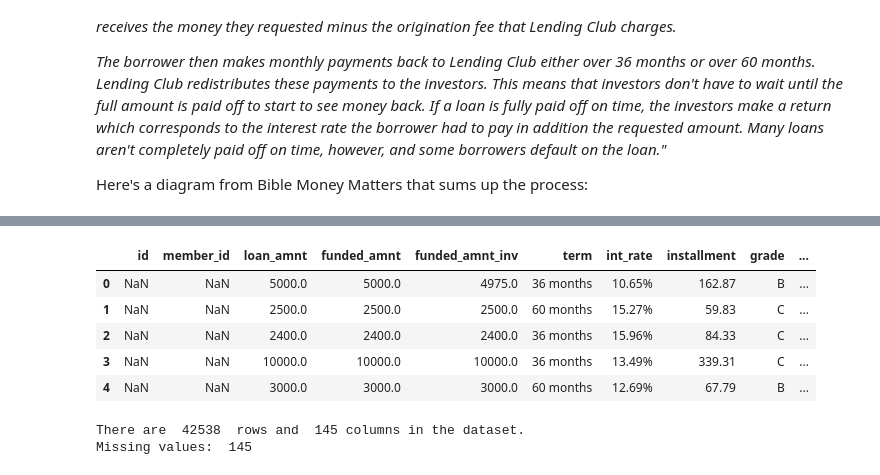
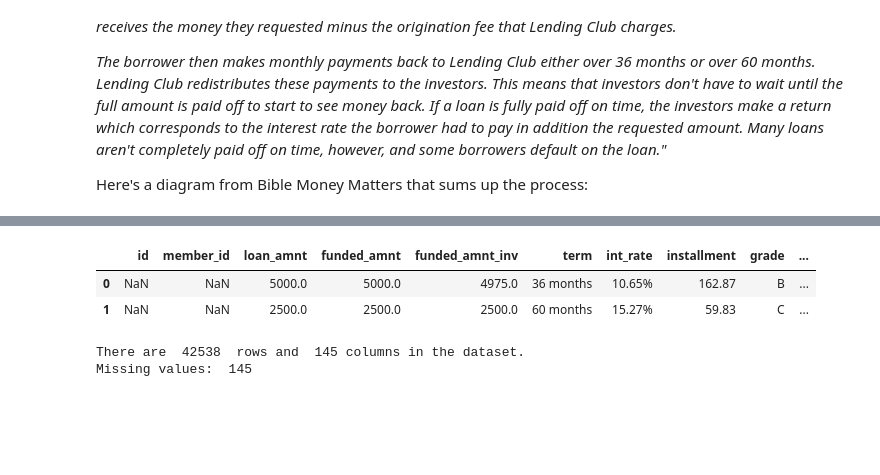
Before and after one commit to vikramlucky/My-Work, a Jupyter notebook: lending_club/A_Complete_Data_Science_Project.ipynb, the cells around one changed output, grey strips where cells are left out. Saved outputs shown, nothing was run; the diff lists cells and outputs as text; code cells hidden in the pictures; blank space fills up the shorter version.

```diff
--- a/lending_club/A_Complete_Data_Science_Project.ipynb
+++ b/lending_club/A_Complete_Data_Science_Project.ipynb
@@ -28,17 +28,14 @@ from IPython.display import Image
 # %%
 raw_data = pd.read_csv('./LoanStats3a.csv', skiprows = 1, low_memory = False) #dataset
 data_dict = pd.read_csv('./data_dict.csv') #contains information about columns.
 data_dict.set_index(data_dict.LoanStatNew, drop = True, inplace = True)
 data_dict.drop('LoanStatNew', axis = 1, inplace = True)
 
-raw_data.head()
+raw_data.head(2)
 # %% [output]
 |  | id | member_id | loan_amnt | funded_amnt | funded_amnt_inv | term | int_rate | installment | grade | ... |
 | 0 | NaN | NaN | 5000.0 | 5000.0 | 4975.0 | 36 months | 10.65% | 162.87 | B | ... |
 | 1 | NaN | NaN | 2500.0 | 2500.0 | 2500.0 | 60 months | 15.27% | 59.83 | C | ... |
-| 2 | NaN | NaN | 2400.0 | 2400.0 | 2400.0 | 36 months | 15.96% | 84.33 | C | ... |
-| 3 | NaN | NaN | 10000.0 | 10000.0 | 10000.0 | 36 months | 13.49% | 339.31 | C | ... |
-| 4 | NaN | NaN | 3000.0 | 3000.0 | 3000.0 | 60 months | 12.69% | 67.79 | B | ... |
 # %%
 print"There are ", raw_data.shape[0], " rows and ", raw_data.shape[1], "columns in the dataset."
 print"Missing values: ", raw_data.isnull().any().sum()
```
Also changed, not shown: parts of 56 cells of this notebook, 6 other files.
